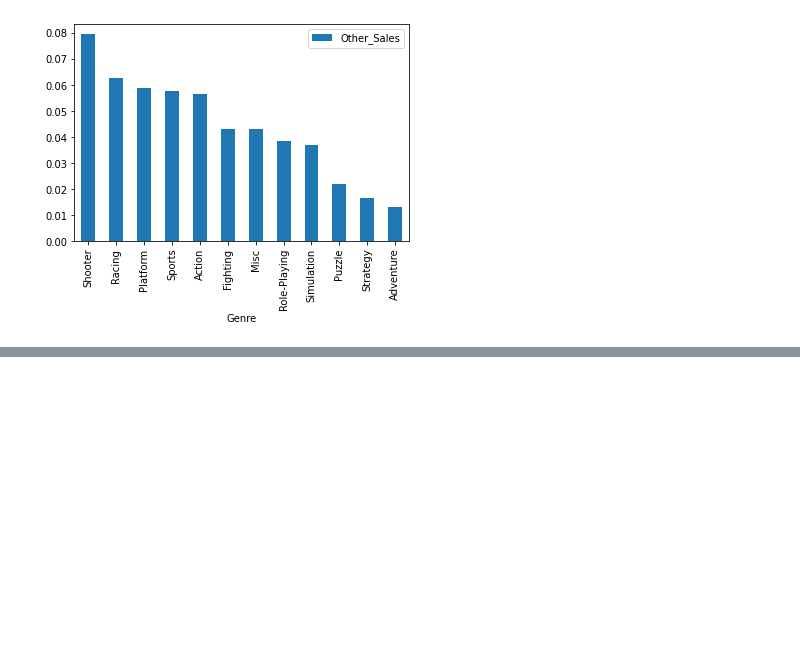
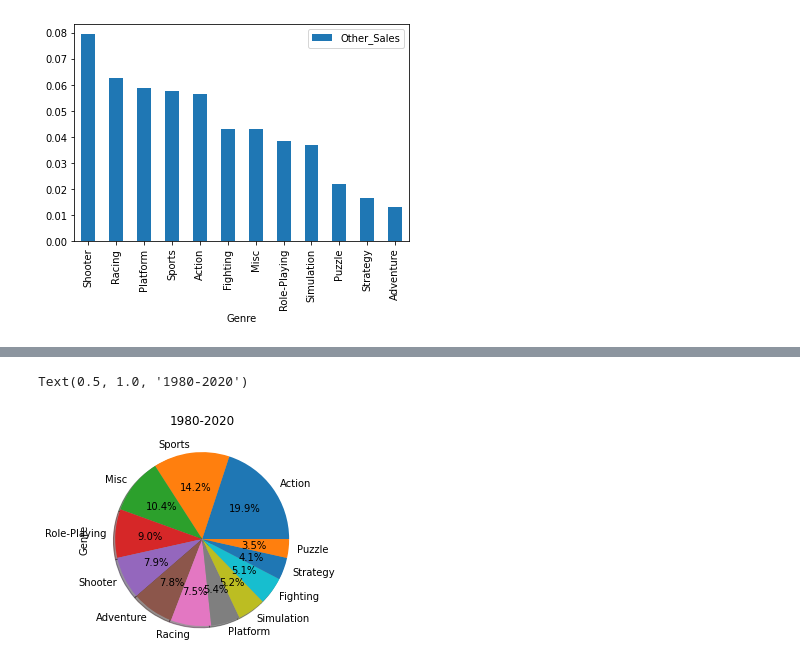
Before and after one commit to seokhee516/Game-Planning-Project, a Jupyter notebook: game.ipynb, the cells around one changed output, grey strips where cells are left out. Drawn from its saved outputs; the diff is of its cells as text; code cells hidden in the pictures; blank space fills up the shorter version.

```diff
--- a/game.ipynb
+++ b/game.ipynb
@@ -4,6 +4,7 @@
 import pandas as pd
 import numpy as np
 import matplotlib.pyplot as plt
+plt.style.use('fivethirtyeight')
 import seaborn as sns
 import missingno as msno
 
@@ -74,6 +64,9 @@ msno.matrix(df=df.iloc[:,:], figsize=(8,8), color=(0.8, 0.5, 0.2))
 [figure]
 # %%
 df = df.dropna()
+# %%
+df = df.reset_index()
+df = df.iloc[:,2:]
 # %%
 msno.matrix(df=df.iloc[:,:], figsize=(8,8), color=(0.8, 0.5, 0.2))
 # %% [output]
@@ -169,0 +180,6 @@ df[['Genre','Other_Sales']].groupby(['Genre'], as_index=True).mean().sort_values
+# %%
+df['Genre'].value_counts().plot.pie(autopct='%1.1f%%')
+plt.title('1980-2020')
+# %% [output]
+Text(0.5, 1.0, '1980-2020')
+[figure, added]
```
Also changed, not shown: parts of 61 cells of this notebook.
